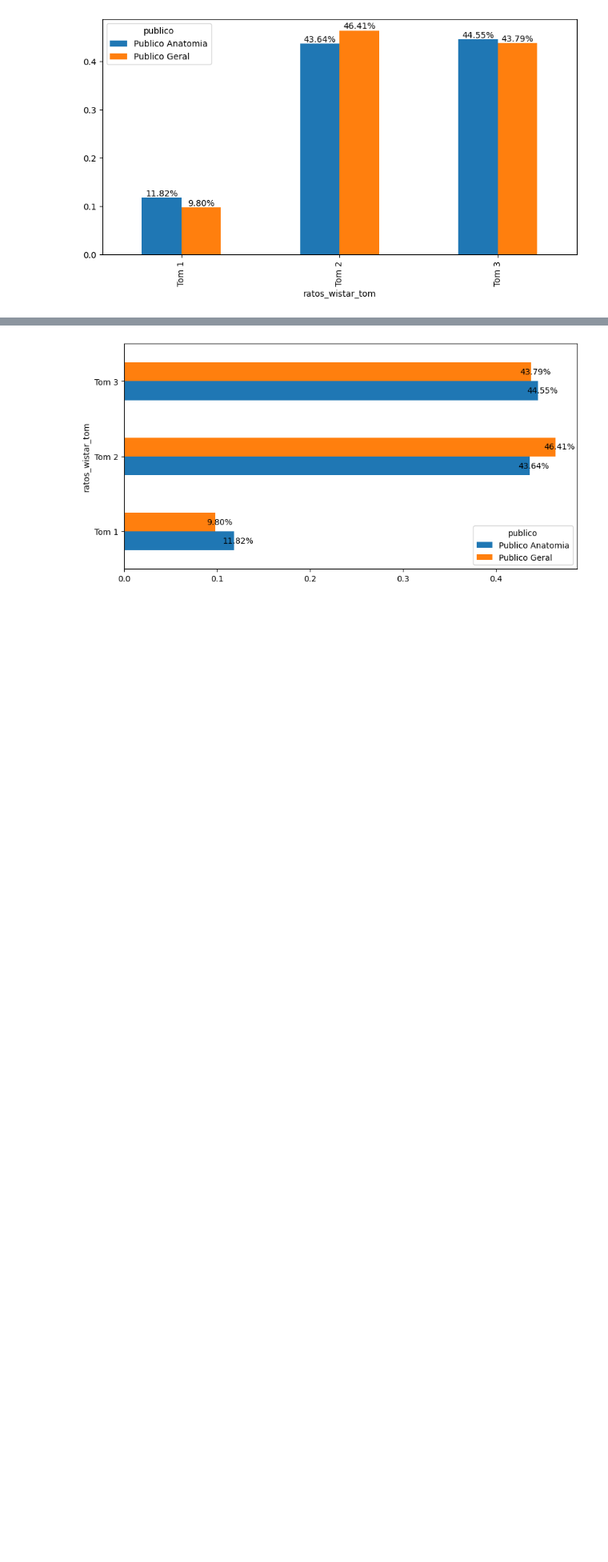
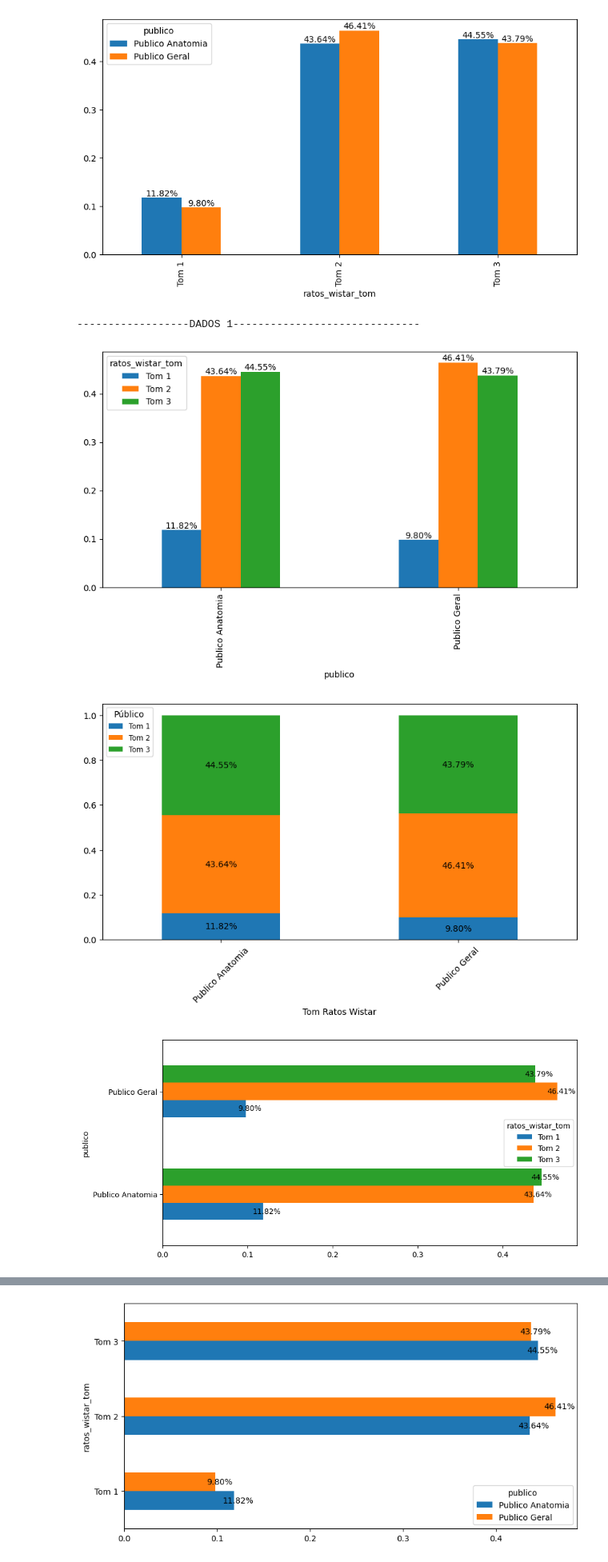
Before and after one commit to levyvix/dados_cat_tom, a Jupyter notebook: dados_categorizados.ipynb, the cells around one changed output, grey strips where cells are left out. Shown at 80% size. Saved outputs shown, nothing was run; the diff lists cells and outputs as text; code cells hidden in the pictures; blank space fills up the shorter version.

```diff
--- a/dados_categorizados.ipynb
+++ b/dados_categorizados.ipynb
@@ -740,0 +925,49 @@ plt.show()
+# %%
+# plot data
+
+data_3_ratos = (
+    df.query("n_tons == 3")
+    .groupby(["publico"])["ratos_wistar_tom"]
+    .value_counts(normalize=True)
+    .unstack()
+)
+
+
+data_5_ratos = (
+    df.query("n_tons == 5")
+    .groupby(["publico"])["ratos_wistar_tom"]
+    .value_counts(normalize=True)
+    .unstack()
+)
+
+data_3_animais = (
+    df.query("n_tons == 3")
+    .groupby(["publico"])["animais_silvestres_tom"]
+    .value_counts(normalize=True)
+    .unstack()
+)
+
+data_5_animais = (
+    df.query("n_tons == 5")
+    .groupby(["publico"])["animais_silvestres_tom"]
+    .value_counts(normalize=True)
+    .unstack()
+)
+# %%
+dados = [data_3_ratos, data_5_ratos, data_3_animais, data_5_animais]
+
+
+# plot_stacked_bar_normal(data_5_animais)
+for (i, d) in enumerate(dados):
+    print(f"------------------DADOS {i+1}------------------------------")
+    plot_vertical_bar_normal(d)
+    plot_stacked_bar_normal(d)
+    plot_horizontal_bar(d)
+    plot_horizontal_stacked_bar(d)
+    junta_bar(d)
+    pie_chart(d)
+# %% [output]
+------------------DADOS 1------------------------------
+[figure, added]
+[figure, added]
+[figure, added]
```
Also changed, not shown: parts of 20 cells of this notebook, 1 other file.
